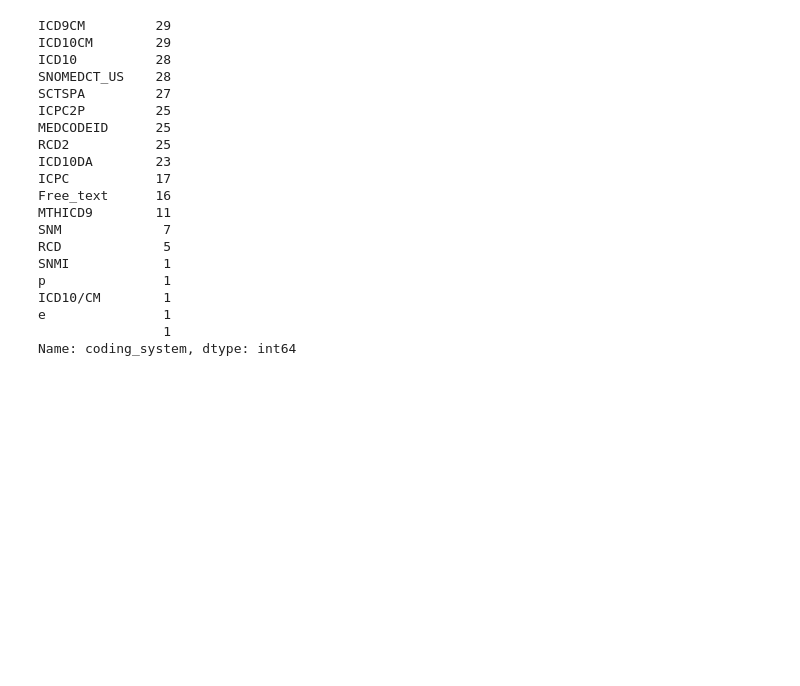
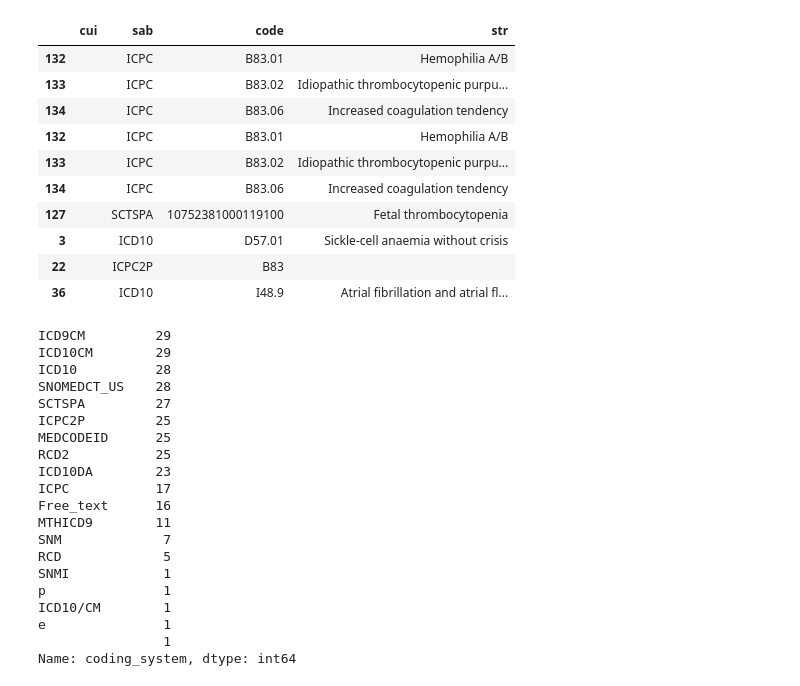
Before and after one commit to VAC4EU/Codemapper, a Jupyter notebook: AESI-import/overview.ipynb, the cells around one changed output. Cells and saved outputs as stored; diff of their text form; code cells hidden in the pictures; blank space fills up the shorter version.

```diff
--- a/AESI-import/overview.ipynb
+++ b/AESI-import/overview.ipynb
@@ -30,0 +43,3 @@ norm
+# %%
+dedup_none = dedup[dedup.dedup_result == "NONE"]['cui sab code str'.split()]
+dedup_none.sab.value_counts()
@@ -30,0 +54,14 @@ norm
+# %%
+dedup_none[~dedup_none.sab.isin('MEDCODEID ICD10DA'.split())]
+# %% [output]
+|  | cui | sab | code | str |
+| 132 |  | ICPC | B83.01 | Hemophilia A/B |
+| 133 |  | ICPC | B83.02 | Idiopathic thrombocytopenic purpu... |
+| 134 |  | ICPC | B83.06 | Increased coagulation tendency |
+| 132 |  | ICPC | B83.01 | Hemophilia A/B |
+| 133 |  | ICPC | B83.02 | Idiopathic thrombocytopenic purpu... |
+| 134 |  | ICPC | B83.06 | Increased coagulation tendency |
+| 127 |  | SCTSPA | 10752381000119100 | Fetal thrombocytopenia |
+| 3 |  | ICD10 | D57.01 | Sickle-cell anaemia without crisis |
+| 22 |  | ICPC2P | B83 |  |
+| 36 |  | ICD10 | I48.9 | Atrial fibrillation and atrial fl... |
```
Also changed, not shown: parts of 11 cells of this notebook, 4 other files.
